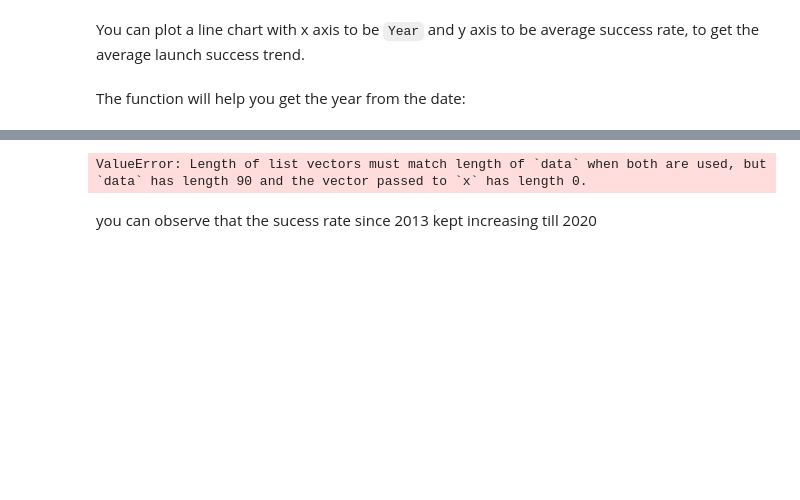
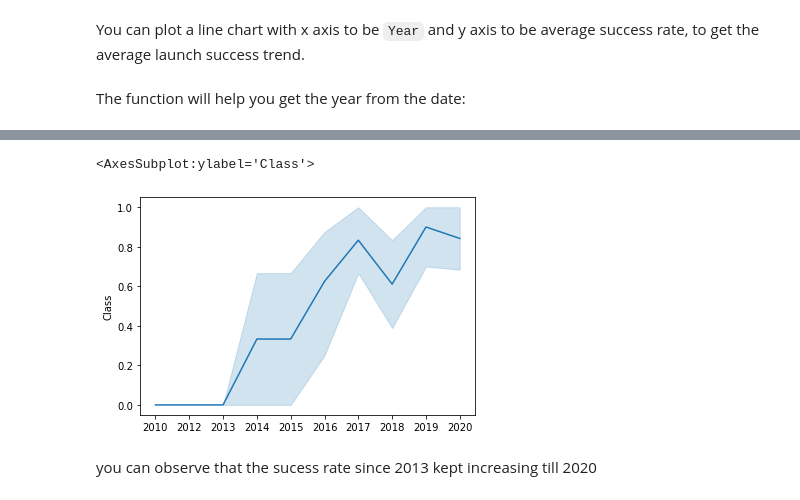
Before and after one commit to BOSOutcast/IBM_Applied_Data_Science_Project, a Jupyter notebook: EDA with Visualizations Lab.ipynb, the cells around one changed output, grey strips where cells are left out. Drawn from its saved outputs; the diff is of its cells as text; code cells hidden in the pictures; blank space fills up the shorter version.

Commit message:
EDA with Visualizations Lab. Published from Watson Studio.

```diff
--- a/EDA with Visualizations Lab.ipynb
+++ b/EDA with Visualizations Lab.ipynb
@@ -169,8 +169,9 @@ TypeError: 'list' object is not callable
 # %%
 # Plot a line chart with x axis to be the extracted year and y axis to be the success rate
-sns.lineplot(x=year,y='Class',data=df)
+sns.lineplot(x=Extract_year("Date"),y='Class',data=df)
 # %% [output]
-ValueError: Length of list vectors must match length of `data` when both are used, but `data` has length 90 and the vector passed to `x` has length 0.
+<AxesSubplot:ylabel='Class'>
+[figure, added]
 # %% [markdown]
 you can observe that the sucess rate since 2013 kept increasing till 2020
 # %% [markdown]
```
Also changed, not shown: parts of 7 cells of this notebook.
